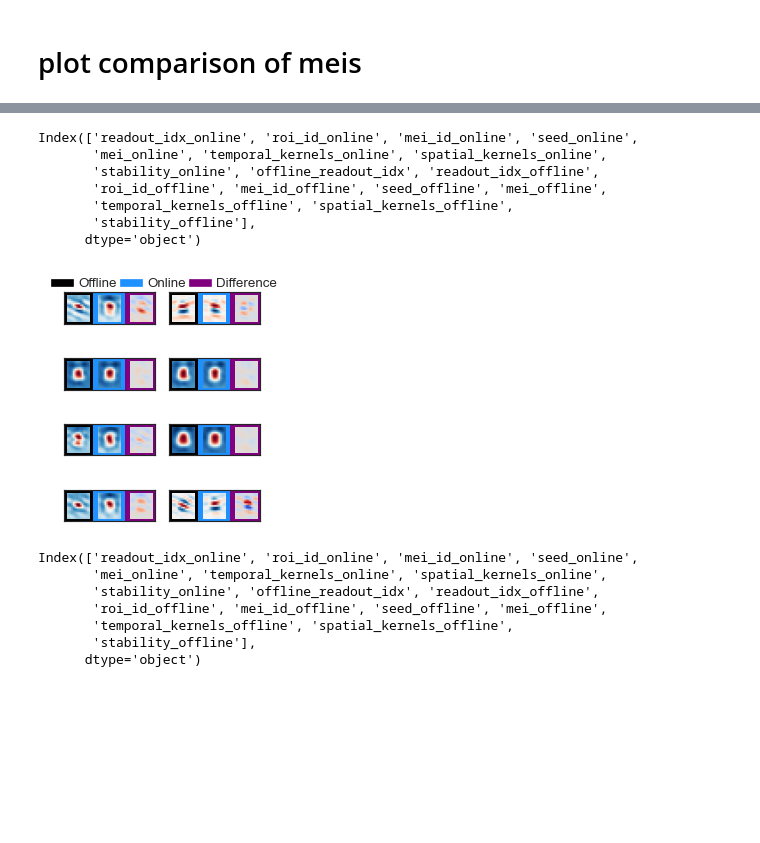
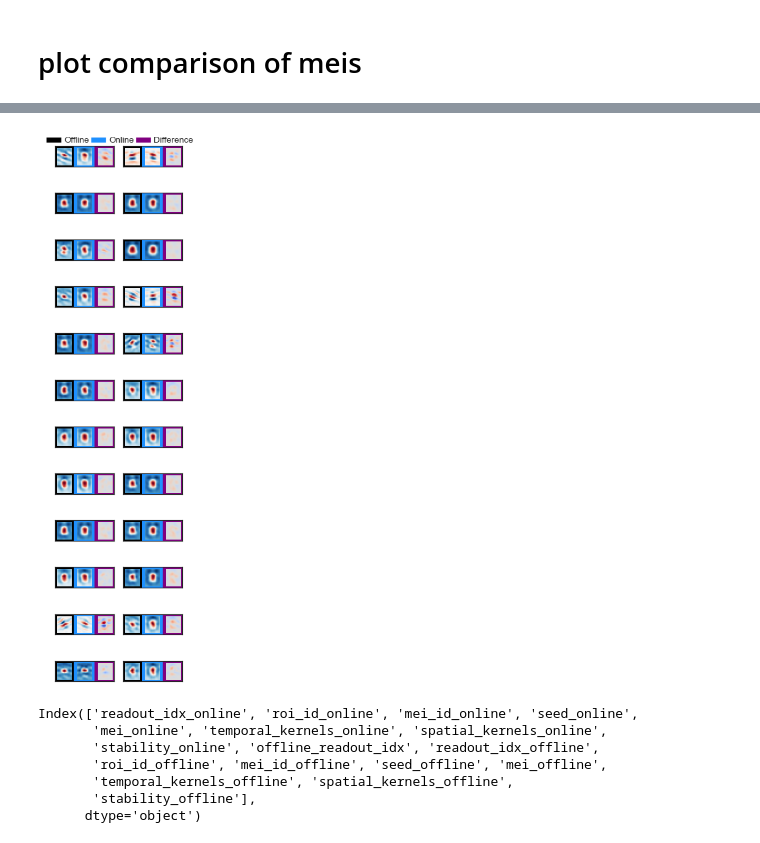
Before and after one commit to SamuelSuhai/model_in_the_loop, a Jupyter notebook: thesis/code/validate_online_meis/plot_mei_online_offline_comparison.ipynb, the cells around one changed output, grey strips where cells are left out. Saved outputs shown, nothing was run; the diff lists cells and outputs as text; code cells hidden in the pictures; blank space fills up the shorter version.

```diff
--- a/thesis/code/validate_online_meis/plot_mei_online_offline_comparison.ipynb
+++ b/thesis/code/validate_online_meis/plot_mei_online_offline_comparison.ipynb
@@ -355,13 +386,13 @@ def plot_temporal_kernels_comparison(online_readout_indices,
 # %%
-plotfirstn = 8
-fig,axes = plt.subplots(plotfirstn,2,figsize=plotter.figsize_from_frac(1/3,1/3),sharey=True)
+plotfirstn = 40
+fig,axes = plt.subplots(plotfirstn,2,figsize=plotter.figsize_from_frac(1/3,1),sharey=True)
 plot_temporal_kernels_comparison(
     online_readout_indices=list(online_readout_idx2offline_readout_idx.keys())[:plotfirstn],
     online_readout_idx2offline_readout_idx=online_readout_idx2offline_readout_idx,
     online_mei_container=refined_ensemble_mei_data_container,
     offline_mei_container=full_ensemble_mei_data_container,
     axes = axes[:,1],
-    channel = "uv",
+    channels = "uv",
 )
 
 # remove y_label
@@ -373,13 +404,13 @@ plot_temporal_kernels_comparison(
     online_mei_container=refined_ensemble_mei_data_container,
     offline_mei_container=full_ensemble_mei_data_container,
     axes = axes[:,0],
-    channel = "green",
+    channels = "green",
 )
 
-#remove second
+
 
 plotter.tight_layout()
 
 save_path = os.path.join(FIG_DIR,"temporal_kernels_offline_vs_online_20200226_uv_green.svg")
-fig.savefig(save_path,format="svg",bbox_inches='tight')
+# fig.savefig(save_path,format="svg",bbox_inches='tight')
 # %% [output]
@@ -418,7 +459,7 @@ def plot_spatial_kernel_comparison(online_readout_indices,
         online_mei_container=online_mei_container,
         offline_mei_container=offline_mei_container,
         kernel_type = "spatial",
-        channel = channel,
+        channels = channel,
     )
 
     if axes is None:
@@ -434,38 +475,31 @@ def plot_spatial_kernel_comparison(online_readout_indices,
         cmap = "RdBu_r"
     )
 # %%
-plotfirstn = 8
-fig,axes = plt.subplots(int(plotfirstn/2),2,figsize=plotter.figsize_from_frac(1/4,1/3),sharey=True)
-channel = "uv"
+plotfirstn = 8 *3
+fig,axes = plt.subplots(int(plotfirstn/2),2,figsize=plotter.figsize_from_frac(1/4,1),sharey=True)
+channels = "uv"
 plot_spatial_kernel_comparison(
     online_readout_indices=list(online_readout_idx2offline_readout_idx.keys())[:plotfirstn],
     online_readout_idx2offline_readout_idx=online_readout_idx2offline_readout_idx,
     online_mei_container=refined_ensemble_mei_data_container,
     offline_mei_container=full_ensemble_mei_data_container,
     axes = axes,
     plot_func_kwargs={
         "add_comparison_array": True,
         "ncol": 2,
     },
-    channel = channel,
+    channel = channels,
 )
 
 #add legendt
 axes = ut.add_online_offline_comparison_legend(axes)
 
 # plotter.tight_layout(h_pad = 1)
 
 save_path = os.path.join(FIG_DIR,"spatial_kernels_offline_vs_online_20200226_uv.svg")
-fig.savefig(save_path,format="svg",bbox_inches='tight')
+# fig.savefig(save_path,format="svg",bbox_inches='tight')
 # %% [output]
-Index(['readout_idx_online', 'roi_id_online', 'mei_id_online', 'seed_online',
-       'mei_online', 'temporal_kernels_online', 'spatial_kernels_online',
-       'stability_online', 'offline_readout_idx', 'readout_idx_offline',
-       'roi_id_offline', 'mei_id_offline', 'seed_offline', 'mei_offline',
-       'temporal_kernels_offline', 'spatial_kernels_offline',
-       'stability_offline'],
-      dtype='object')
-[figure, old version]
+[figure, new version]
 # %%
 plotfirstn = 8
 fig,axes = plt.subplots(int(plotfirstn/2),2,figsize=plotter.figsize_from_frac(1/4,1/3),sharey=True)
```
Also changed, not shown: parts of 7 cells of this notebook, 6 other files.
